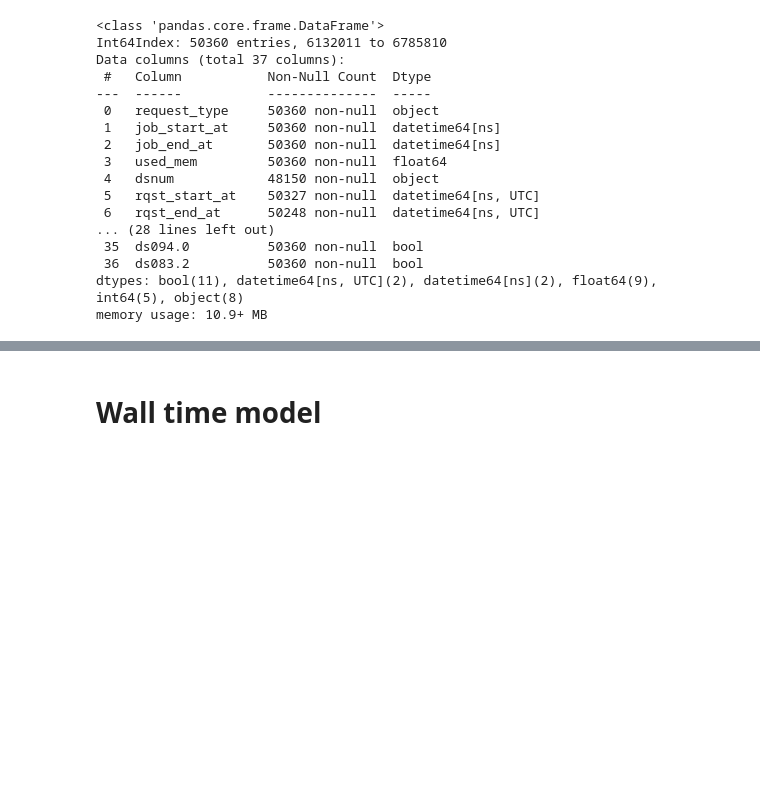
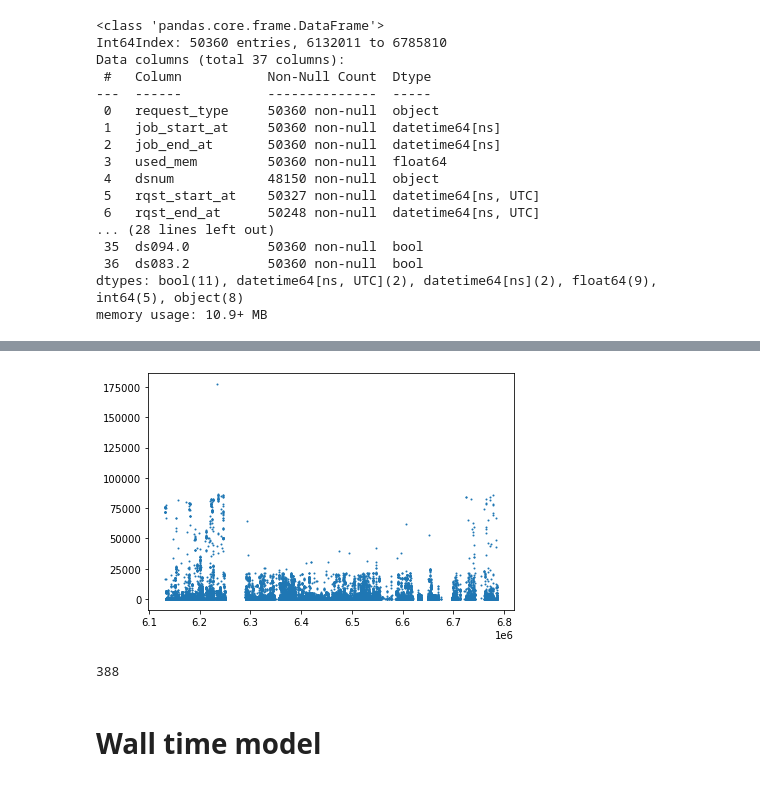
Before and after one commit to NCAR/rda-ML-resource, a Jupyter notebook: train-model.ipynb, the cells around one changed output, grey strips where cells are left out. Drawn from its saved outputs; the diff is of its cells as text; code cells hidden in the pictures; blank space fills up the shorter version.

```diff
--- a/train-model.ipynb
+++ b/train-model.ipynb
@@ -153,3 +187,12 @@ memory usage: 10.9+ MB
+# %%
+plt.scatter(df.index, df['wall_time'], s=1)
+plt.show()
+# %% [output]
+[figure, added]
+# %%
+df[df.wall_time > 25000].shape[0]
+# %% [output]
+388
 # %% [markdown]
 # Wall time model
 # %% [markdown]
```
Also changed, not shown: parts of 72 cells of this notebook.
